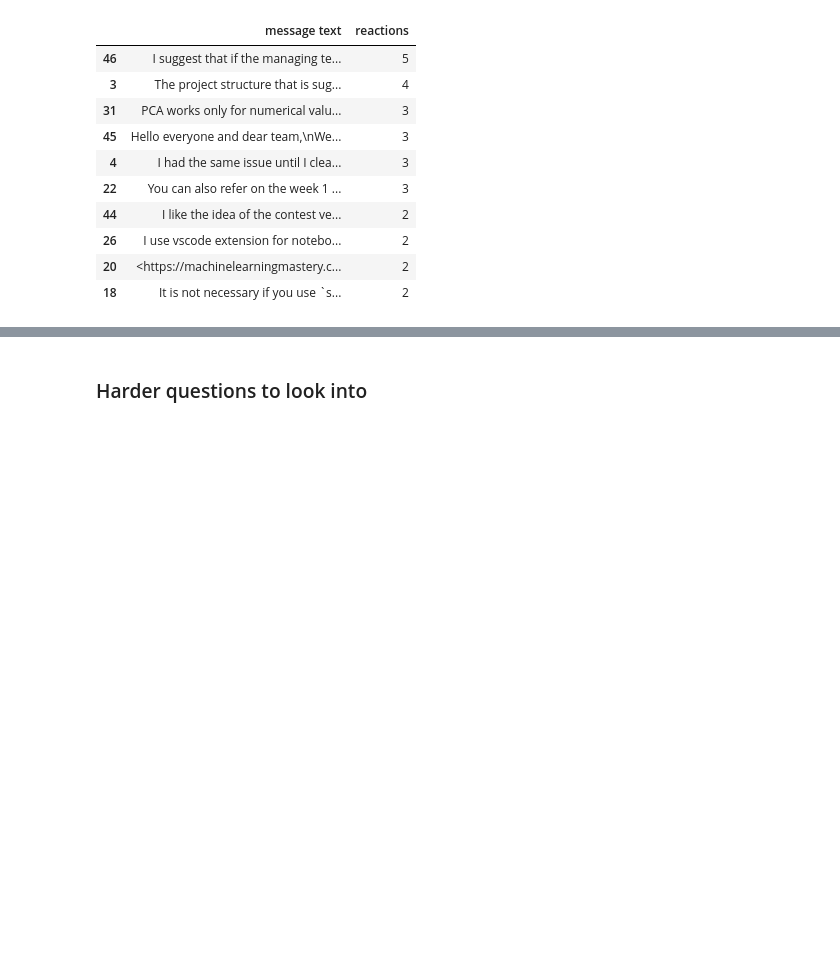
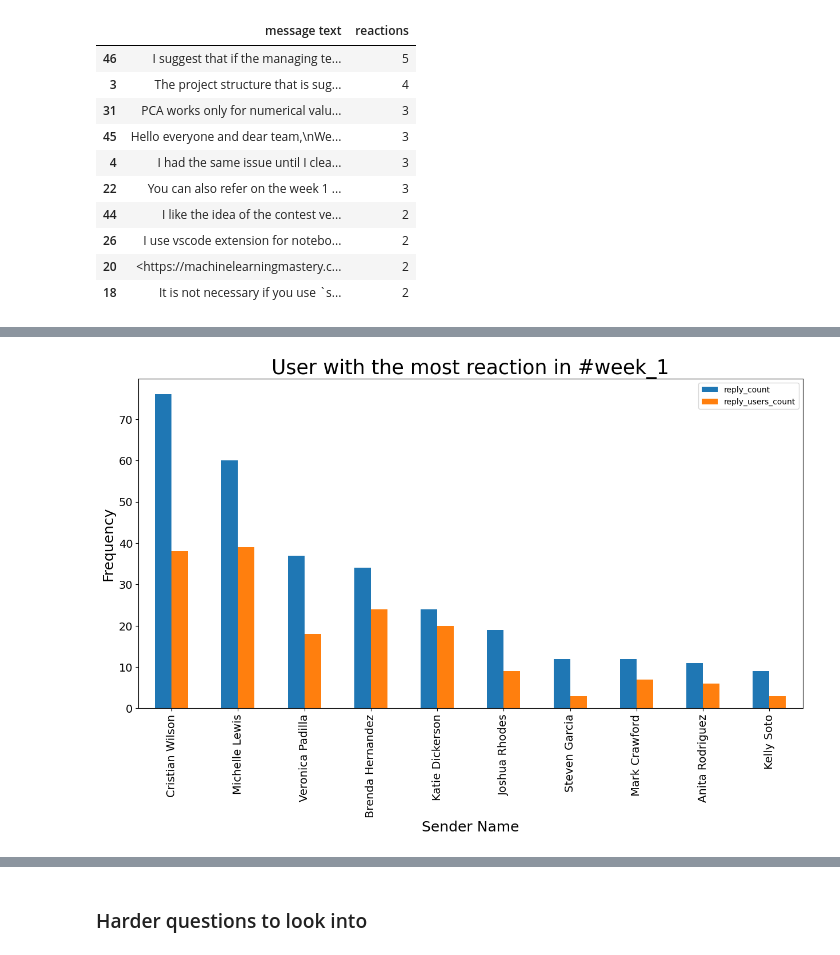
Before and after one commit to merronmuche/week0_starter_network_analysis, a Jupyter notebook: notebooks/parse_slack_data.ipynb, the cells around one changed output, grey strips where cells are left out. Cells and saved outputs as stored; diff of their text form; code cells hidden in the pictures; blank space fills up the shorter version.

```diff
--- a/notebooks/parse_slack_data.ipynb
+++ b/notebooks/parse_slack_data.ipynb
@@ -316,0 +334,4 @@ top_10_messages_by_Reactions
+# %%
+draw_user_reaction(data, 'week_1')
+# %% [output]
+[figure, added]
```
Also changed, not shown: parts of 8 cells of this notebook, 1 other file.
